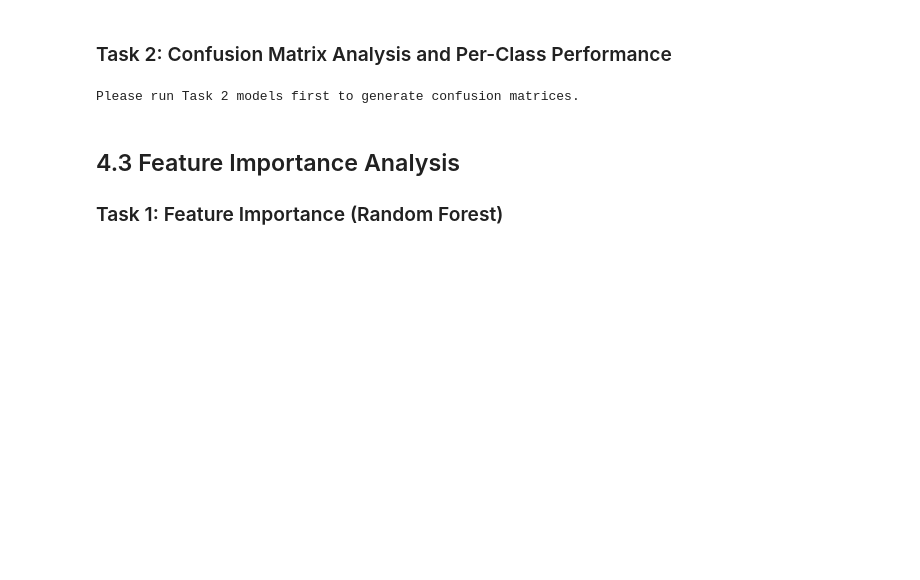
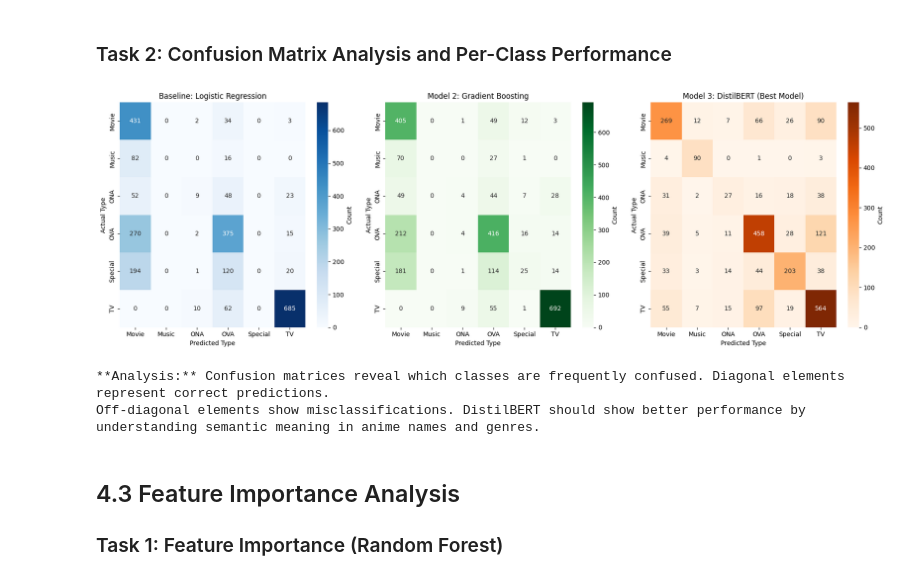
Before and after one commit to LC0229/Fake-Job-Posting, a Jupyter notebook: workbook.ipynb, the cells around one changed output. Cells and saved outputs as stored; diff of their text form; code cells hidden in the pictures; blank space fills up the shorter version.

Commit message:
Add Model 3 (DistilBERT) for Task 2 and update Sections 4-5

```diff
--- a/workbook.ipynb
+++ b/workbook.ipynb
@@ -1443,42 +1818,68 @@ Please run Task 1 models first to generate residual plots.
 # %%
 # Section 4: Task 2 - Confusion Matrix Visualization
 import seaborn as sns
 from sklearn.metrics import confusion_matrix
 
 # Confusion matrix heatmaps for Task 2
 if 'y_test2' in globals() and 'y_pred_test2' in globals() and 'class_names' in globals():
-    fig, axes = plt.subplots(1, 2, figsize=(16, 6))
+    # Count how many models we have
+    num_models = 1  # Baseline
+    if 'y_pred_test2_gb' in globals():
+        num_models += 1  # Gradient Boosting
+    if 'y_pred_test2_bert' in globals() or 'y_test_text' in globals():
+        num_models += 1  # DistilBERT
+
+    fig, axes = plt.subplots(1, num_models, figsize=(6*num_models, 6))
+    if num_models == 1:
+        axes = [axes]
+
+    plot_idx = 0
 
     # Baseline confusion matrix
     cm_baseline = confusion_matrix(y_test2, y_pred_test2)
     cm_baseline_df = pd.DataFrame(cm_baseline, index=class_names, columns=class_names)
 
-    sns.heatmap(cm_baseline_df, annot=True, fmt='d', cmap='Blues', ax=axes[0],
+    sns.heatmap(cm_baseline_df, annot=True, fmt='d', cmap='Blues', ax=axes[plot_idx],
                 cbar_kws={'label': 'Count'})
-    axes[0].set_xlabel('Predicted Type')
-    axes[0].set_ylabel('Actual Type')
-    axes[0].set_title('Confusion Matrix: Logistic Regression Baseline (Task 2)')
+    axes[plot_idx].set_xlabel('Predicted Type')
+    axes[plot_idx].set_ylabel('Actual Type')
+    axes[plot_idx].set_title('Baseline: Logistic Regression')
+    plot_idx += 1
 
     # Gradient Boosting confusion matrix
     if 'y_pred_test2_gb' in globals():
         cm_gb = confusion_matrix(y_test2, y_pred_test2_gb)
         cm_gb_df = pd.DataFrame(cm_gb, index=class_names, columns=class_names)
 
-        sns.heatmap(cm_gb_df, annot=True, fmt='d', cmap='Greens', ax=axes[1],
+        sns.heatmap(cm_gb_df, annot=True, fmt='d', cmap='Greens', ax=axes[plot_idx],
                     cbar_kws={'label': 'Count'})
-        axes[1].set_xlabel('Predicted Type')
-        axes[1].set_ylabel('Actual Type')
-        axes[1].set_title('Confusion Matrix: Gradient Boosting (Task 2)')
+        axes[plot_idx].set_xlabel('Predicted Type')
+        axes[plot_idx].set_ylabel('Actual Type')
+        axes[plot_idx].set_title('Model 2: Gradient Boosting')
+        plot_idx += 1
+
+    # DistilBERT confusion matrix
+    if 'y_pred_test2_bert' in globals() and 'y_test_text' in globals():
+        cm_bert = confusion_matrix(y_test_text, y_pred_test2_bert)
+        cm_bert_df = pd.DataFrame(cm_bert, index=class_names, columns=class_names)
+
+        sns.heatmap(cm_bert_df, annot=True, fmt='d', cmap='Oranges', ax=axes[plot_idx],
+                    cbar_kws={'label': 'Count'})
+        axes[plot_idx].set_xlabel('Predicted Type')
+        axes[plot_idx].set_ylabel('Actual Type')
+        axes[plot_idx].set_title('Model 3: DistilBERT (Best Model)')
 
     plt.tight_layout()
     plt.show()
 
     print("**Analysis:** Confusion matrices reveal which classes are frequently confused. Diagonal elements represent correct predictions.")
-    print("Off-diagonal elements show misclassifications. We can identify which type pairs are most similar.")
+    print("Off-diagonal elements show misclassifications. DistilBERT should show better performance by understanding semantic meaning in anime names and genres.")
 else:
     print("Please run Task 2 models first to generate confusion matrices.")
 # %% [output]
+[figure, added]
-Please run Task 2 models first to generate confusion matrices.
+**Analysis:** Confusion matrices reveal which classes are frequently confused. Diagonal elements represent correct predictions.
+Off-diagonal elements show misclassifications. DistilBERT should show better performance by understanding semantic meaning in anime names and genres.
 # %% [markdown]
 ## 4.3 Feature Importance Analysis
 
```
Also changed, not shown: parts of 8 cells of this notebook, 1 other file.
